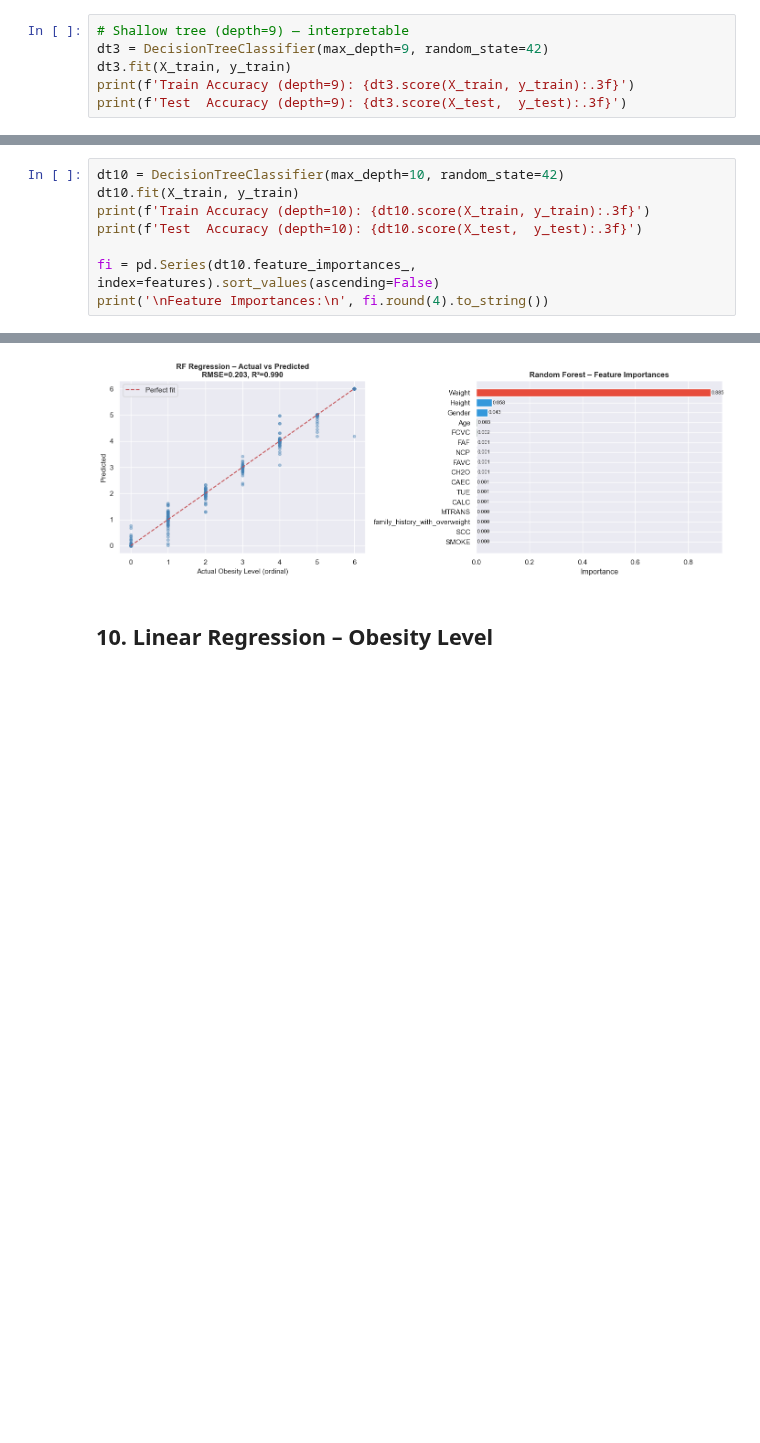
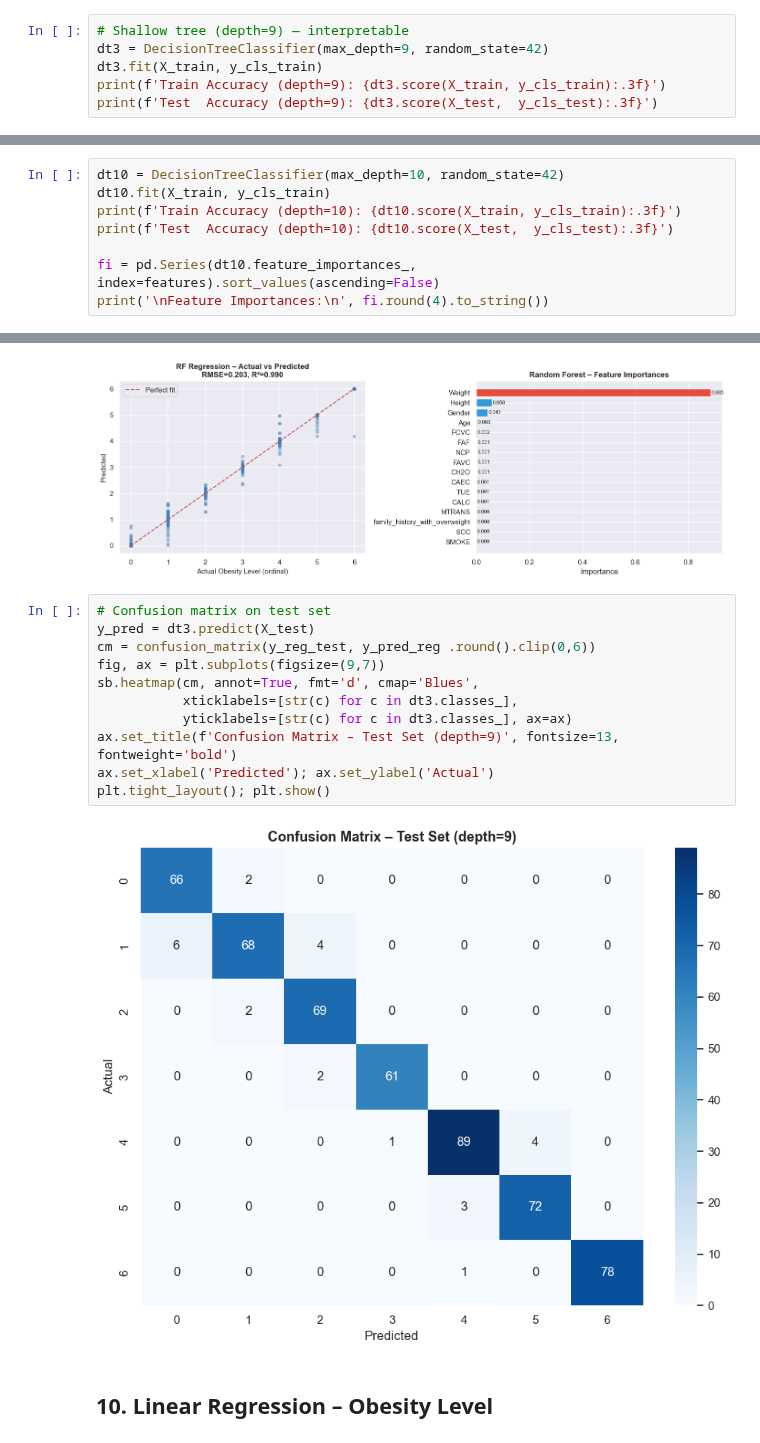
Before and after one commit to iakeehc/obesity-predictor, a Jupyter notebook: obesity_analysis.ipynb, the cells around one changed output, grey strips where cells are left out. Drawn from its saved outputs; the diff is of its cells as text; blank space fills up the shorter version.

```diff
--- a/obesity_analysis.ipynb
+++ b/obesity_analysis.ipynb
@@ -193,9 +193,9 @@ Train: 1583 | Test: 528
 # %%
 # Shallow tree (depth=9) — interpretable
 dt3 = DecisionTreeClassifier(max_depth=9, random_state=42)
-dt3.fit(X_train, y_train)
-print(f'Train Accuracy (depth=9): {dt3.score(X_train, y_train):.3f}')
-print(f'Test  Accuracy (depth=9): {dt3.score(X_test,  y_test):.3f}')
+dt3.fit(X_train, y_cls_train)
+print(f'Train Accuracy (depth=9): {dt3.score(X_train, y_cls_train):.3f}')
+print(f'Test  Accuracy (depth=9): {dt3.score(X_test,  y_cls_test):.3f}')
 # %% [output]
 Train Accuracy (depth=9): 0.997
 Test  Accuracy (depth=9): 0.920
@@ -242,9 +227,9 @@ weighted avg       0.92      0.92      0.92       528
 Using a deeper tree (depth=10) to get richer importance scores across all 16 features.
 # %%
 dt10 = DecisionTreeClassifier(max_depth=10, random_state=42)
-dt10.fit(X_train, y_train)
-print(f'Train Accuracy (depth=10): {dt10.score(X_train, y_train):.3f}')
-print(f'Test  Accuracy (depth=10): {dt10.score(X_test,  y_test):.3f}')
+dt10.fit(X_train, y_cls_train)
+print(f'Train Accuracy (depth=10): {dt10.score(X_train, y_cls_train):.3f}')
+print(f'Test  Accuracy (depth=10): {dt10.score(X_test,  y_cls_test):.3f}')
 
 fi = pd.Series(dt10.feature_importances_, index=features).sort_values(ascending=False)
 print('\nFeature Importances:\n', fi.round(4).to_string())
@@ -332,6 +317,19 @@ plt.tight_layout()
 plt.show()
 # %% [output]
 [figure]
+# %%
+# Confusion matrix on test set
+y_pred = dt3.predict(X_test)
+cm = confusion_matrix(y_reg_test, y_pred_reg .round().clip(0,6))
+fig, ax = plt.subplots(figsize=(9,7))
+sb.heatmap(cm, annot=True, fmt='d', cmap='Blues',
+           xticklabels=[str(c) for c in dt3.classes_],
+           yticklabels=[str(c) for c in dt3.classes_], ax=ax)
+ax.set_title(f'Confusion Matrix – Test Set (depth=9)', fontsize=13, fontweight='bold')
+ax.set_xlabel('Predicted'); ax.set_ylabel('Actual')
+plt.tight_layout(); plt.show()
+# %% [output]
+[figure, added]
 # %% [markdown]
 ## 10. Linear Regression – Obesity Level
 # %%
```
Also changed, not shown: parts of 4 cells of this notebook.
